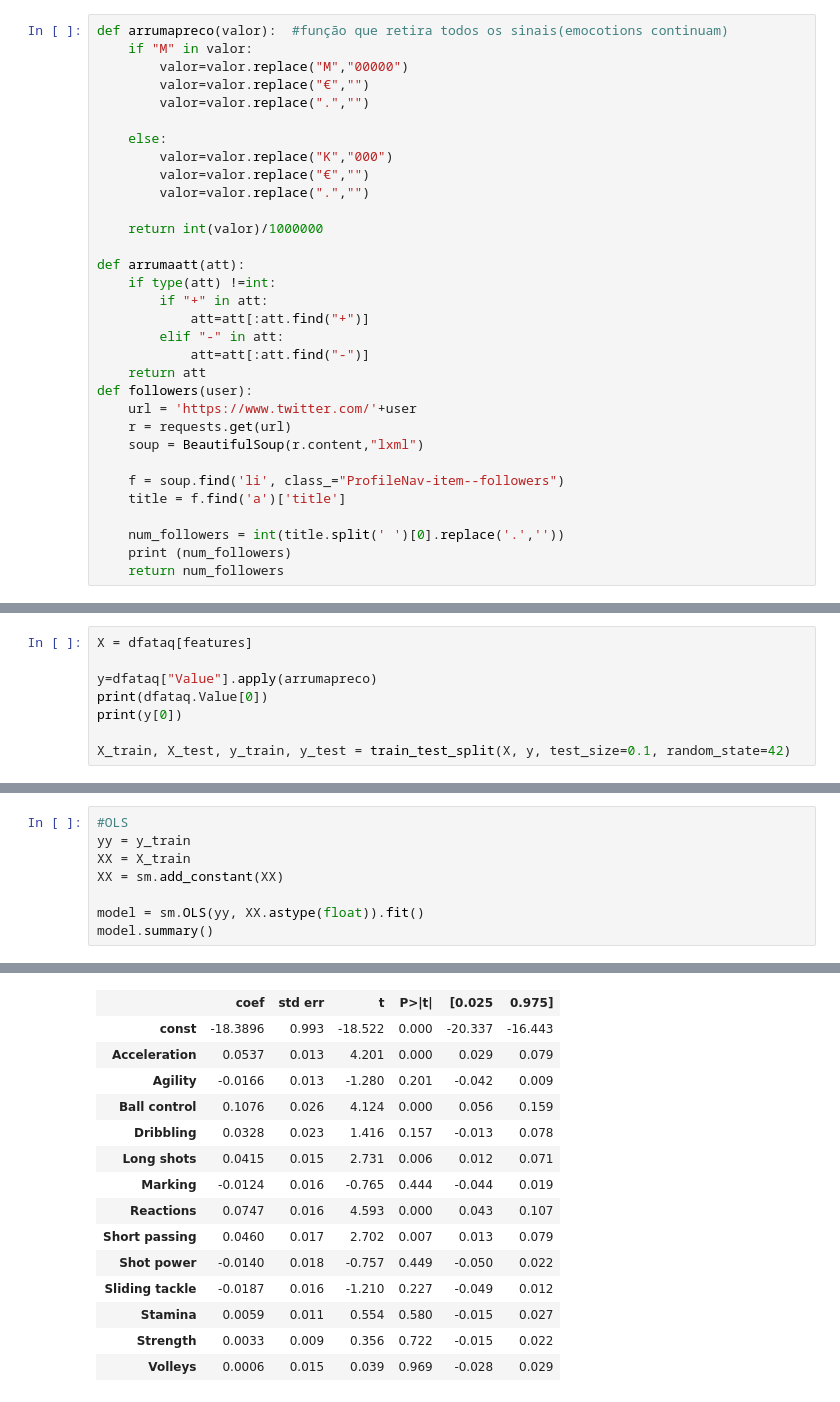
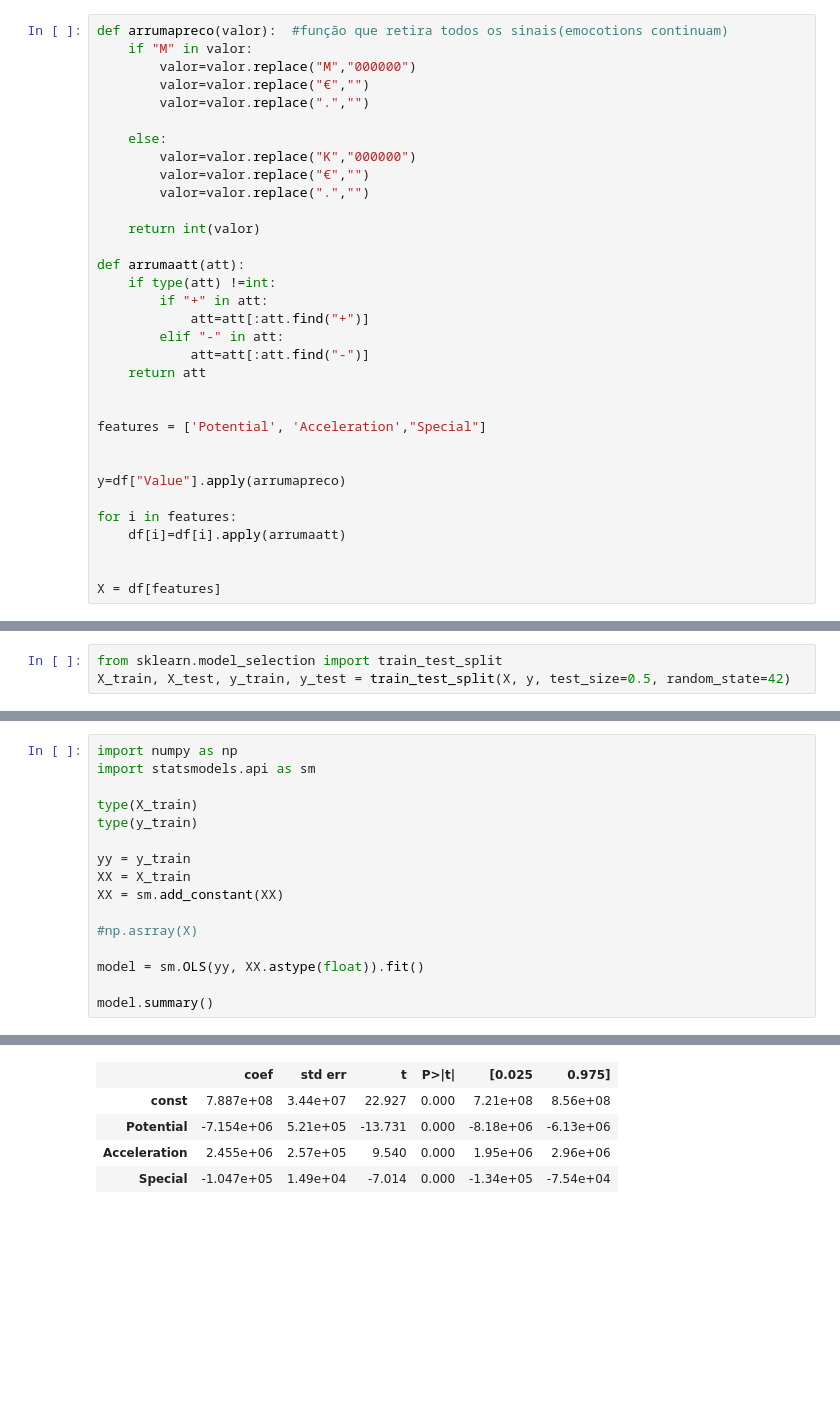
Before and after one commit to Joaogca/ProjetoFinal-CD, a Jupyter notebook: Check-1.ipynb, the cells around one changed output, grey strips where cells are left out. Cells and saved outputs as stored; diff of their text form; blank space fills up the shorter version.

```diff
--- a/Check-1.ipynb
+++ b/Check-1.ipynb
@@ -20,16 +11,16 @@ df=pd.read_csv('Database\CompleteDataset.csv')
 # %%
 def arrumapreco(valor):  #função que retira todos os sinais(emocotions continuam)
     if "M" in valor:
-        valor=valor.replace("M","00000")
+        valor=valor.replace("M","000000")
         valor=valor.replace("€","")
         valor=valor.replace(".","")
 
     else:
-        valor=valor.replace("K","000")
+        valor=valor.replace("K","000000")
         valor=valor.replace("€","")
         valor=valor.replace(".","")
 
-    return int(valor)/1000000
+    return int(valor)
 
 def arrumaatt(att):
     if type(att) !=int:
@@ -38,14 +29,15 @@ def arrumaatt(att):
         elif "-" in att:
             att=att[:att.find("-")]
     return att
-def followers(user):
-    url = 'https://www.twitter.com/'+user
-    r = requests.get(url)
-    soup = BeautifulSoup(r.content,"lxml")
 
-    f = soup.find('li', class_="ProfileNav-item--followers")
-    title = f.find('a')['title']
 
-    num_followers = int(title.split(' ')[0].replace('.',''))
-    print (num_followers)
-    return num_followers
+features = ['Potential', 'Acceleration',"Special"]
+
+
+y=df["Value"].apply(arrumapreco)
+
+for i in features:
+    df[i]=df[i].apply(arrumaatt)
+
+
+X = df[features]
@@ -66,8 +44,3 @@ See the caveats in the documentation: http://pandas.pydata.org/pandas-docs/stabl
 # %%
-X = dfataq[features]
-
-y=dfataq["Value"].apply(arrumapreco)
-print(dfataq.Value[0])
-print(y[0])
-
-X_train, X_test, y_train, y_test = train_test_split(X, y, test_size=0.1, random_state=42)
+from sklearn.model_selection import train_test_split
+X_train, X_test, y_train, y_test = train_test_split(X, y, test_size=0.5, random_state=42)
@@ -90,10 +79,18 @@ plt.scatter(X_train["Acceleration"], yfit)
 # %%
-#OLS
+import numpy as np
+import statsmodels.api as sm
+
+type(X_train)
+type(y_train)
+
 yy = y_train
 XX = X_train
 XX = sm.add_constant(XX)
 
+#np.asrray(X)
+
 model = sm.OLS(yy, XX.astype(float)).fit()
+
 model.summary()
 # %% [output]
 OLS Regression Results
@@ -108,16 +105,6 @@ OLS Regression Results
 | Covariance Type: | nonrobust |  |  |
 |  | coef | std err | t | P>|t| | [0.025 | 0.975] |
-| const | -18.3896 | 0.993 | -18.522 | 0.000 | -20.337 | -16.443 |
-| Acceleration | 0.0537 | 0.013 | 4.201 | 0.000 | 0.029 | 0.079 |
-| Agility | -0.0166 | 0.013 | -1.280 | 0.201 | -0.042 | 0.009 |
-| Ball control | 0.1076 | 0.026 | 4.124 | 0.000 | 0.056 | 0.159 |
-| Dribbling | 0.0328 | 0.023 | 1.416 | 0.157 | -0.013 | 0.078 |
-| Long shots | 0.0415 | 0.015 | 2.731 | 0.006 | 0.012 | 0.071 |
-| Marking | -0.0124 | 0.016 | -0.765 | 0.444 | -0.044 | 0.019 |
-| Reactions | 0.0747 | 0.016 | 4.593 | 0.000 | 0.043 | 0.107 |
-| Short passing | 0.0460 | 0.017 | 2.702 | 0.007 | 0.013 | 0.079 |
-| Shot power | -0.0140 | 0.018 | -0.757 | 0.449 | -0.050 | 0.022 |
-| Sliding tackle | -0.0187 | 0.016 | -1.210 | 0.227 | -0.049 | 0.012 |
-| Stamina | 0.0059 | 0.011 | 0.554 | 0.580 | -0.015 | 0.027 |
-| Strength | 0.0033 | 0.009 | 0.356 | 0.722 | -0.015 | 0.022 |
-| Volleys | 0.0006 | 0.015 | 0.039 | 0.969 | -0.028 | 0.029 |
+| const | 7.887e+08 | 3.44e+07 | 22.927 | 0.000 | 7.21e+08 | 8.56e+08 |
+| Potential | -7.154e+06 | 5.21e+05 | -13.731 | 0.000 | -8.18e+06 | -6.13e+06 |
+| Acceleration | 2.455e+06 | 2.57e+05 | 9.540 | 0.000 | 1.95e+06 | 2.96e+06 |
+| Special | -1.047e+05 | 1.49e+04 | -7.014 | 0.000 | -1.34e+05 | -7.54e+04 |
```
Also changed, not shown: parts of 13 cells of this notebook.
